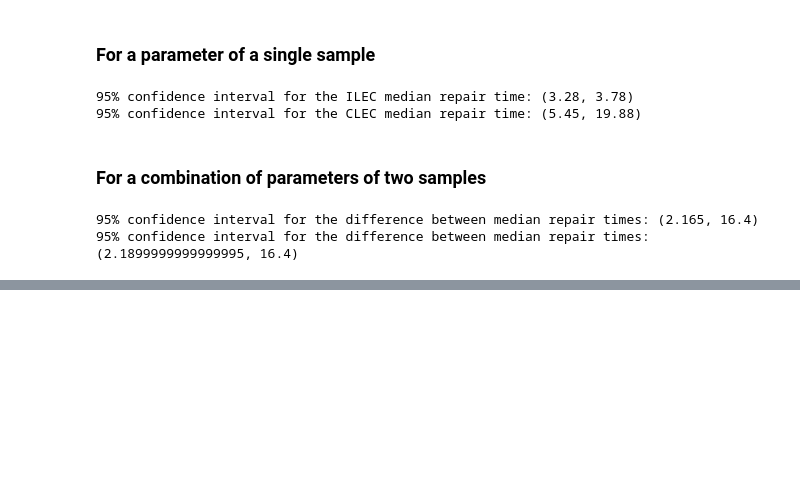
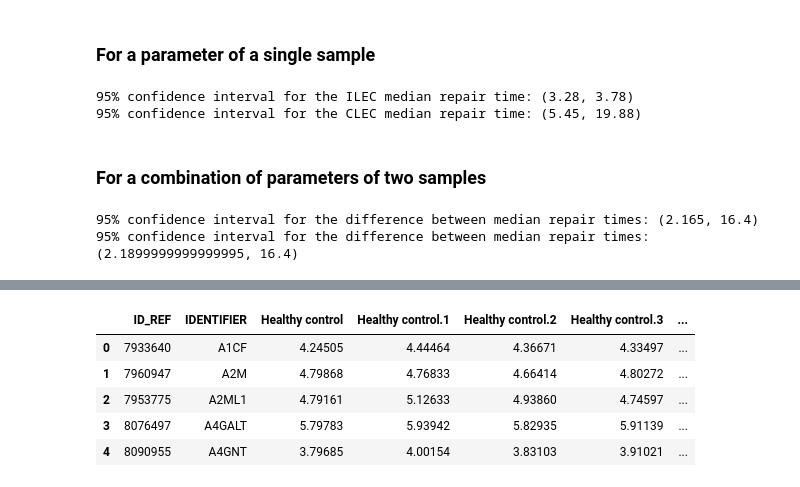
Before and after one commit to serzaraisk/Statistics, a Jupyter notebook: Statistics_cheat_notebook.ipynb, the cells around one changed output, grey strips where cells are left out. Saved outputs shown, nothing was run; the diff lists cells and outputs as text; code cells hidden in the pictures; blank space fills up the shorter version.

```diff
--- a/Statistics_cheat_notebook.ipynb
+++ b/Statistics_cheat_notebook.ipynb
@@ -210,0 +279,9 @@ print("95% confidence interval for the difference between median repair times:",
+# %%
+expression.head()
+# %% [output]
+|  | ID_REF | IDENTIFIER | Healthy control | Healthy control.1 | Healthy control.2 | Healthy control.3 | ... |
+| 0 | 7933640 | A1CF | 4.24505 | 4.44464 | 4.36671 | 4.33497 | ... |
+| 1 | 7960947 | A2M | 4.79868 | 4.76833 | 4.66414 | 4.80272 | ... |
+| 2 | 7953775 | A2ML1 | 4.79161 | 5.12633 | 4.93860 | 4.74597 | ... |
+| 3 | 8076497 | A4GALT | 5.79783 | 5.93942 | 5.82935 | 5.91139 | ... |
+| 4 | 8090955 | A4GNT | 3.79685 | 4.00154 | 3.83103 | 3.91021 | ... |
```
Also changed, not shown: parts of 21 cells of this notebook.
